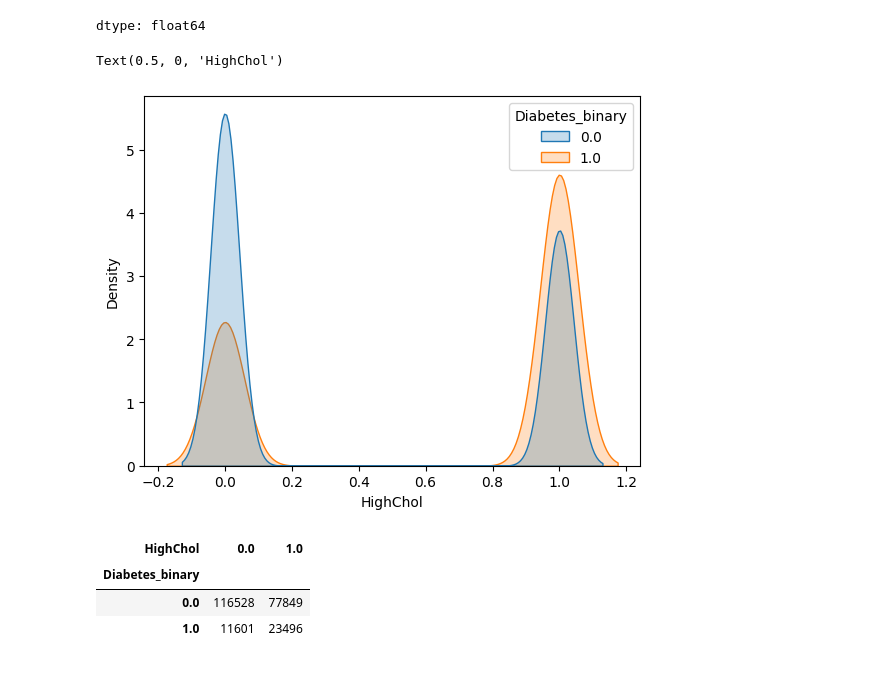
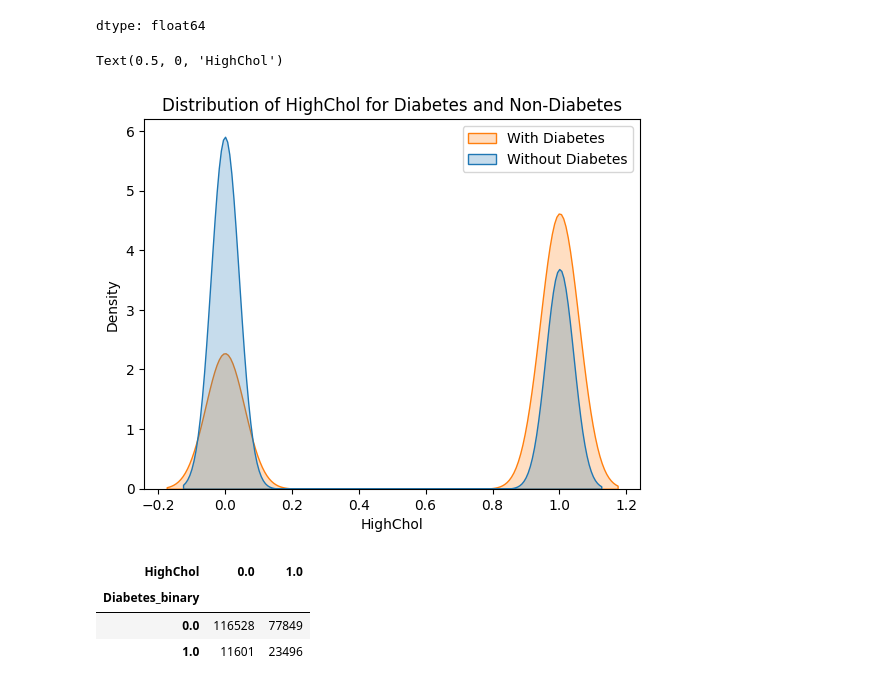
Before and after one commit to Coolguy4123/DiabetesClassifier, a Jupyter notebook: Diabetes.ipynb, the cells around one changed output. Drawn from its saved outputs; the diff is of its cells as text; code cells hidden in the pictures.

Commit message:
Updated some graphs

```diff
--- a/Diabetes.ipynb
+++ b/Diabetes.ipynb
@@ -368,12 +368,13 @@ df.loc[(df['HighChol'] > 0) & (df['HighChol'] < 0.5)]['HighChol']
 |  | HighChol |
 dtype: float64
 # %%
-
 sns.kdeplot(data=df, x='HighChol', hue='Diabetes_binary', fill=True, common_norm=False)
+plt.legend(labels=['With Diabetes', 'Without Diabetes'])
+plt.title('Distribution of HighChol for Diabetes and Non-Diabetes')
 plt.xlabel('HighChol')
 # %% [output]
 Text(0.5, 0, 'HighChol')
-[figure, old version]
+[figure, new version]
 # %%
 pd.crosstab(df['Diabetes_binary'], df['HighChol'])
 # %% [output]
```
Also changed, not shown: parts of 10 cells of this notebook.
